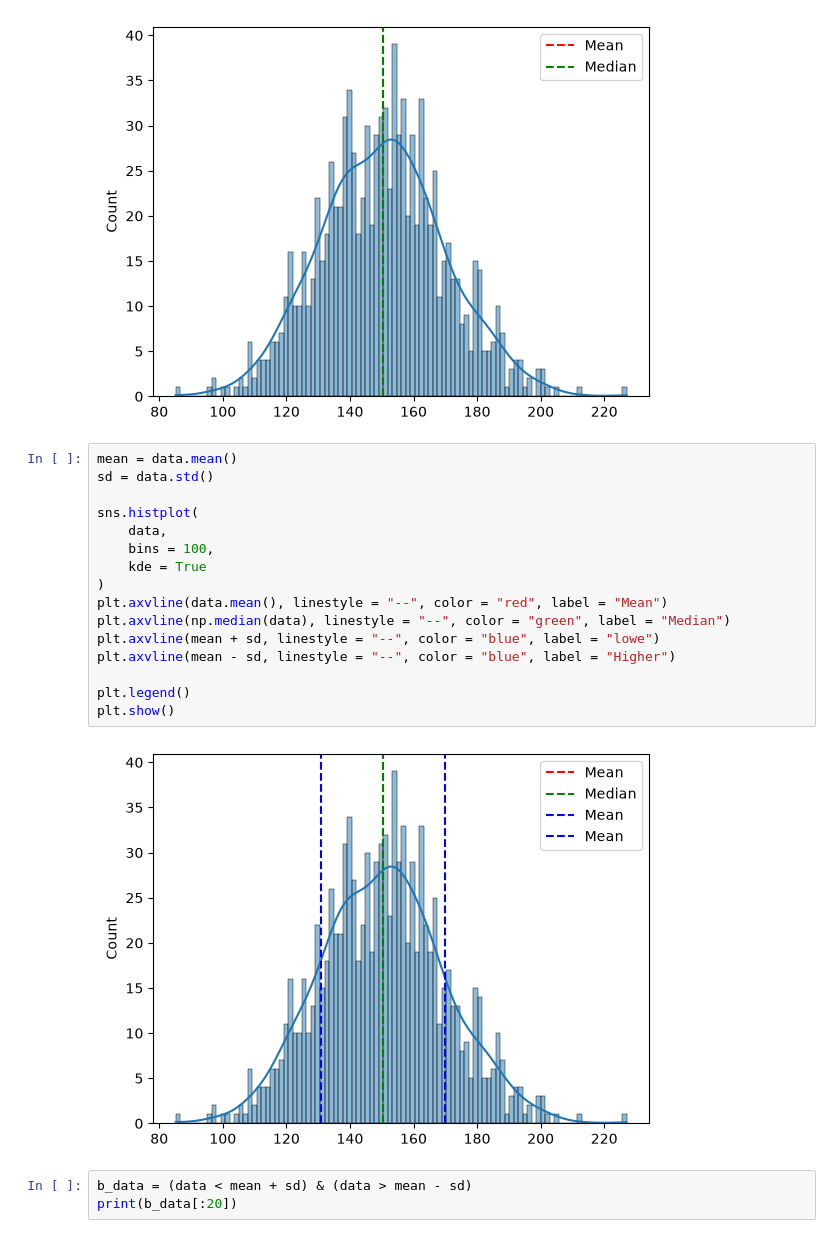
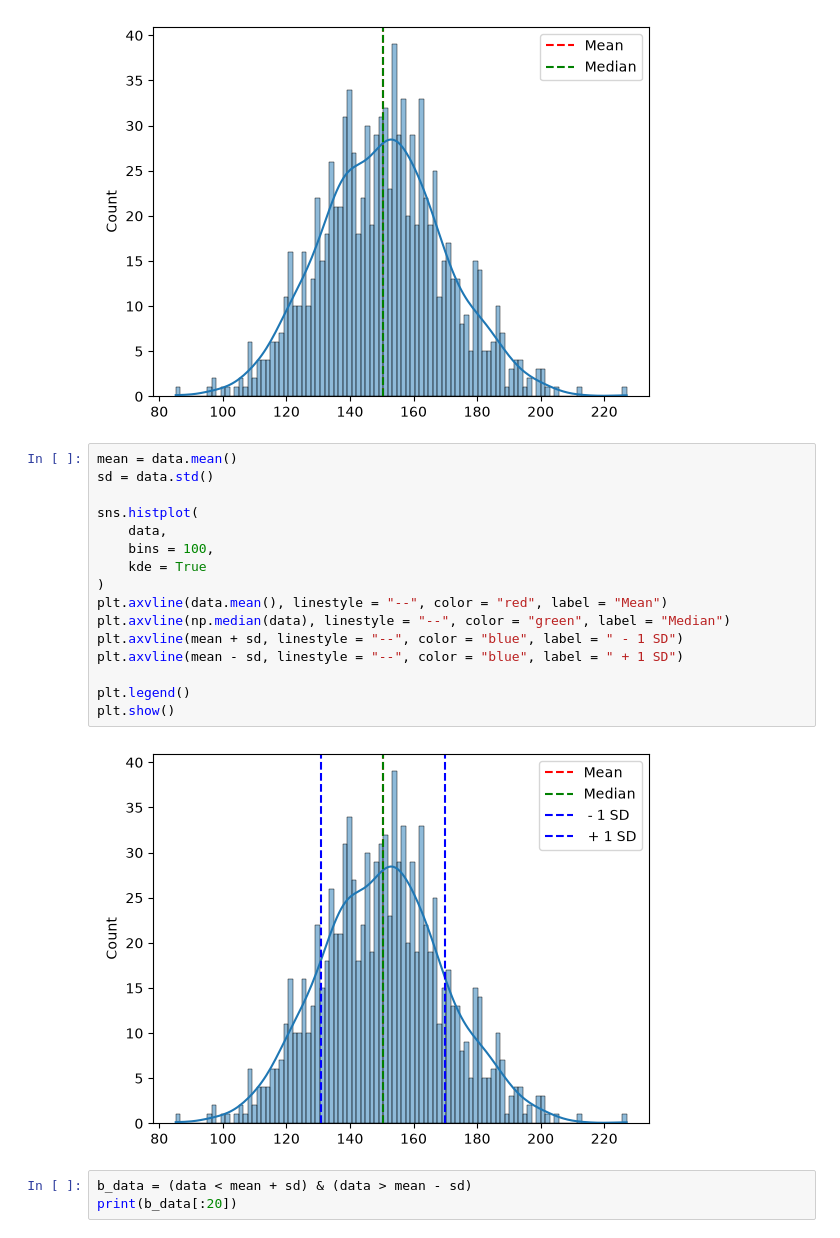
Before and after one commit to kartikcodes26/Python_Journey, a Jupyter notebook: Data Analysis/Statistics/Data and Sampling Distributions/08_Normal_Distribution_Curve.ipynb, the cells around one changed output. Saved outputs shown, nothing was run; the diff lists cells and outputs as text.

```diff
--- a/Data Analysis/Statistics/Data and Sampling Distributions/08_Normal_Distribution_Curve.ipynb
+++ b/Data Analysis/Statistics/Data and Sampling Distributions/08_Normal_Distribution_Curve.ipynb
@@ -26,21 +26,21 @@ plt.show()
 # %%
 mean = data.mean()
 sd = data.std()
 
 sns.histplot(
     data,
     bins = 100,
     kde = True
 )
 plt.axvline(data.mean(), linestyle = "--", color = "red", label = "Mean")
 plt.axvline(np.median(data), linestyle = "--", color = "green", label = "Median")
-plt.axvline(mean + sd, linestyle = "--", color = "blue", label = "lowe")
-plt.axvline(mean - sd, linestyle = "--", color = "blue", label = "Higher")
+plt.axvline(mean + sd, linestyle = "--", color = "blue", label = " - 1 SD")
+plt.axvline(mean - sd, linestyle = "--", color = "blue", label = " + 1 SD")
 
 plt.legend()
 plt.show()
 # %% [output]
-[figure, old version]
+[figure, new version]
 # %%
 b_data = (data < mean + sd) & (data > mean - sd)
 print(b_data[:20])
```
Also changed, not shown: parts of 6 cells of this notebook, 4 other files.
